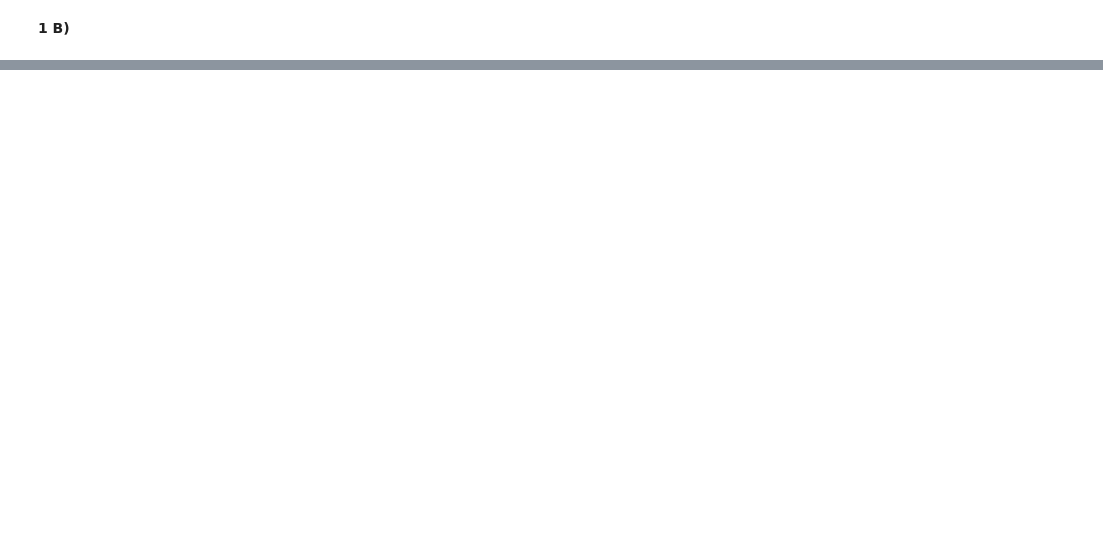
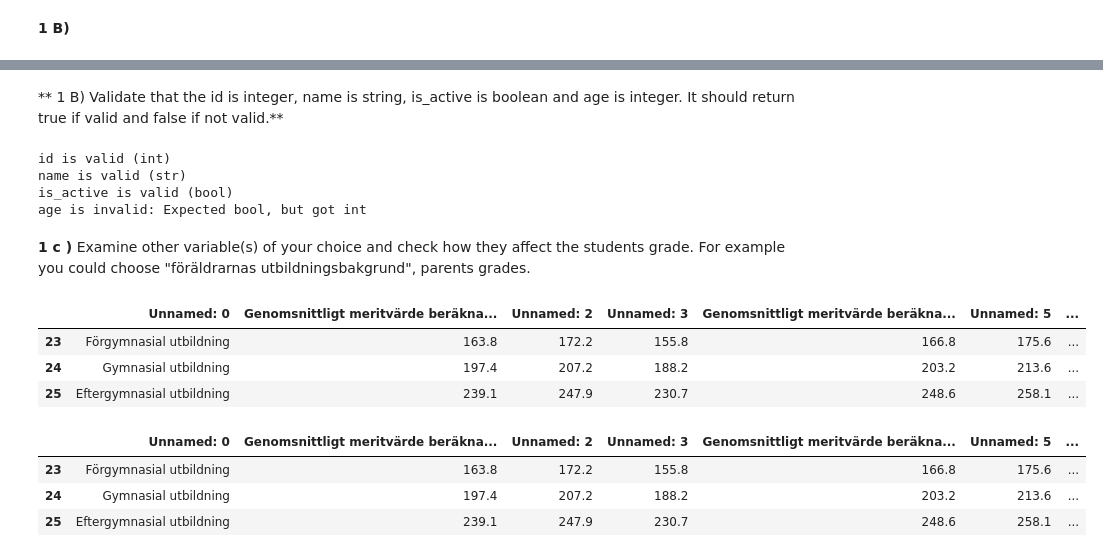
Before and after one commit to erikunevik/data-platforms-development-erikunevik-vt2025, a Jupyter notebook: exercises/1/exercise1_1.ipynb, the cells around one changed output, grey strips where cells are left out. Saved outputs shown, nothing was run; the diff lists cells and outputs as text; code cells hidden in the pictures; blank space fills up the shorter version.

```diff
--- a/exercises/1/exercise1_1.ipynb
+++ b/exercises/1/exercise1_1.ipynb
@@ -25,0 +75,65 @@ df
+# %% [markdown]
+** 1 B) Validate that the id is integer, name is string, is_active is boolean and age is integer. It should return true if valid and false if not valid.**
+# %%
+validate = {
+    "id": 2,
+    "name": "string",
+    "is_active": True,
+    "age": 4,
+}
+
+# Define expected data types for each key
+expected_types = {
+    "id": int,
+    "name": str,
+    "is_active": bool,
+    "age": bool,
+}
+
+# Validate the data types
+for key, values in validate.items():
+    expected_type = expected_types.get(key)  # Get the expected type for the current key
+
+    if expected_type:
+        if isinstance(values, expected_type):
+            print(f"{key} is valid ({type(values).__name__})")
+        else:
+            print(f"{key} is invalid: Expected {expected_type.__name__}, but got {type(values).__name__}")
+    else:
+        print(f"No expected type defined for {key}")
+# %% [output]
+id is valid (int)
+name is valid (str)
+is_active is valid (bool)
+age is invalid: Expected bool, but got int
+# %% [markdown]
+**1 c )** Examine other variable(s) of your choice and check how they affect the students grade. For example you could choose "föräldrarnas utbildningsbakgrund", parents grades.
+# %%
+df2 = pd.read_excel("data/betyg_o_prov_riksnivå.xlsx", sheet_name = "Tabell 1B", skiprows = 6)
+df_cleaned2 = df2.drop(index = range(23))
+# df_cleaned2 = df.drop(index = range(22))
+# df_cleaned2 = df.drop(index = range(26, 28))
+df_cleaned2 = df_cleaned2.drop(index = range(26, 29))
+df_cleaned2
+
+# Rensad
+# %% [output]
+|  | Unnamed: 0 | Genomsnittligt meritvärde beräkna... | Unnamed: 2 | Unnamed: 3 | Genomsnittligt meritvärde beräkna... | Unnamed: 5 | ... |
+| 23 | Förgymnasial utbildning | 163.8 | 172.2 | 155.8 | 166.8 | 175.6 | ... |
+| 24 | Gymnasial utbildning | 197.4 | 207.2 | 188.2 | 203.2 | 213.6 | ... |
+| 25 | Eftergymnasial utbildning | 239.1 | 247.9 | 230.7 | 248.6 | 258.1 | ... |
+# %%
+# I want to change the name of the columns for simplicity
+
+df_föräldrar = df_cleaned2.rename(columns={
+    "Andel (%) elever som saknar godkänt betyg i ett, flera eller alla ämnen": "Totalt",
+    "Unnamed: 8": "Flickor",
+    "Unnamed: 9": "Pojkar"
+})
+
+df_föräldrar
+# %% [output]
+|  | Unnamed: 0 | Genomsnittligt meritvärde beräkna... | Unnamed: 2 | Unnamed: 3 | Genomsnittligt meritvärde beräkna... | Unnamed: 5 | ... |
+| 23 | Förgymnasial utbildning | 163.8 | 172.2 | 155.8 | 166.8 | 175.6 | ... |
+| 24 | Gymnasial utbildning | 197.4 | 207.2 | 188.2 | 203.2 | 213.6 | ... |
+| 25 | Eftergymnasial utbildning | 239.1 | 247.9 | 230.7 | 248.6 | 258.1 | ... |
```
Also changed, not shown: parts of 8 cells of this notebook, 2 other files.
